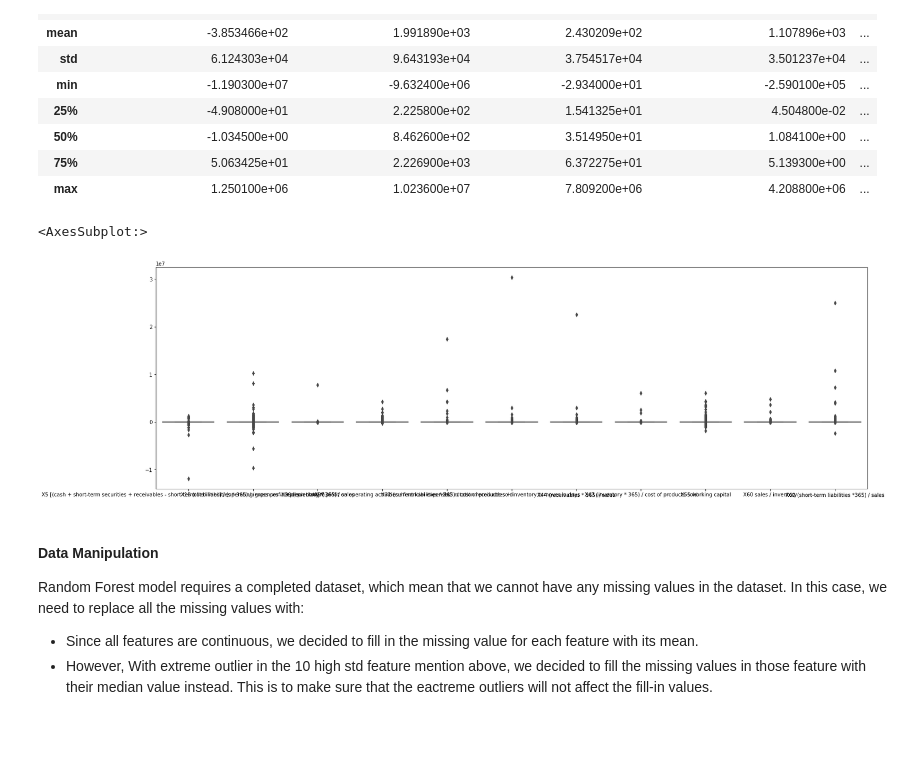
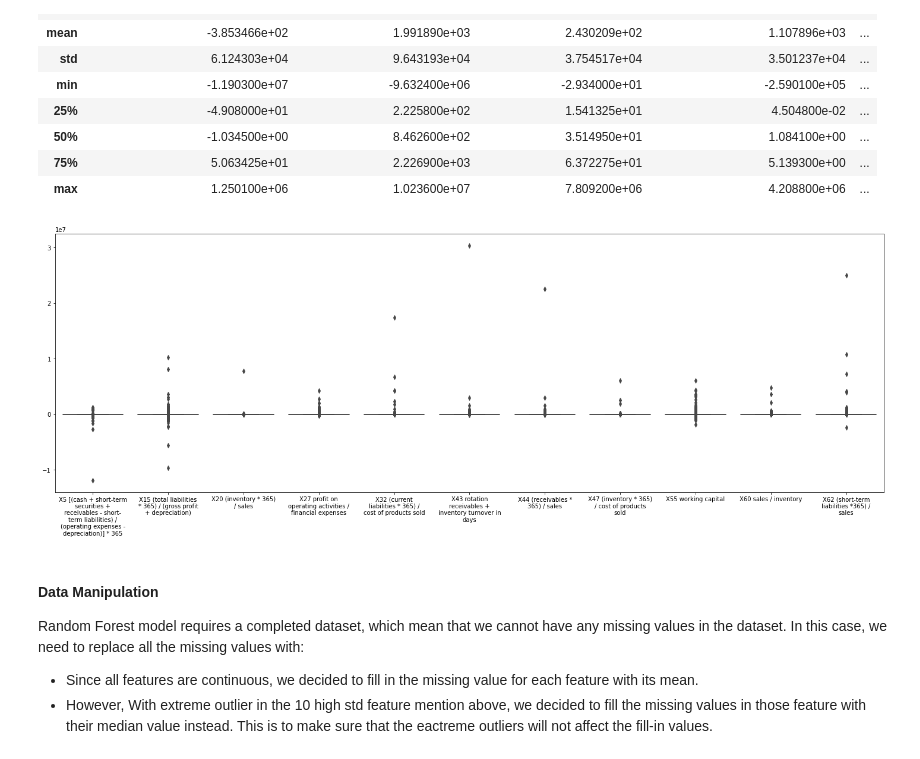
Before and after one commit to JosephLazarus/QTW, a Jupyter notebook: Case Study 4/CaseStudy4_Final.ipynb, the cells around one changed output. Saved outputs shown, nothing was run; the diff lists cells and outputs as text; code cells hidden in the pictures; blank space fills up the shorter version.

```diff
--- a/Case Study 4/CaseStudy4_Final.ipynb
+++ b/Case Study 4/CaseStudy4_Final.ipynb
@@ -90,6 +104,6 @@ named_cols
  'X64 sales / fixed asset',
  'class']
 # %%
-# Read in dataset (directly from the file that we wrote to Github)
-df = pd.read_csv("https://raw.githubusercontent.com/JosephLazarus/QTW/main/Case%20Study%204/Data/all_5years.csv")
-df.head()
+# Read in dataset directly from the file that we wrote to Github
+# df = pd.read_csv("https://raw.githubusercontent.com/JosephLazarus/QTW/main/Case%20Study%204/Data/all_5years.csv")
+# df.head()
@@ -115,4 +109,0 @@ df.head()
-# %%
-# There are 2 classes: 0 and 1 - dtype is int!
-print(df.groupby(['class'])['class'].count())
-df['class'] = df['class'].astype(str)
@@ -151,8 +150,8 @@ class
 Name: class, dtype: int64
 # %%
-# # Mapped the target variable b'0' to 0 and b'1' to 1
-# class_dict = {b'0': '0', b'1': '1'}
+# Mapped the target variable b'0' to 0 and b'1' to 1
+class_dict = {b'0': '0', b'1': '1'}
 
-# df['class'] = df['class'].map(class_dict)
-# print(df.groupby(['class'])['class'].count())
+df['class'] = df['class'].map(class_dict)
+print(df.groupby(['class'])['class'].count())
 # %% [output]
@@ -258,16 +282,23 @@ outlier_df.describe()
 | 50% | -1.034500e+00 | 8.462600e+02 | 3.514950e+01 | 1.084100e+00 | ... |
 | 75% | 5.063425e+01 | 2.226900e+03 | 6.372275e+01 | 5.139300e+00 | ... |
 | max | 1.250100e+06 | 1.023600e+07 | 7.809200e+06 | 4.208800e+06 | ... |
+# %%
+# Using Textwrap for chart axis due to long feature names
+def wrap_labels0(ax, width, break_long_words=False):
+    labels = []
+    for label in ax.get_xticklabels():
+        text = label.get_text()
+        labels.append(textwrap.fill(text, width=width, break_long_words=break_long_words))
+    ax.set_xticklabels(labels, rotation=0)
 # %%
 # The box plot of those features mentioned above clearly demonstrate some outliers in each feature.
-
 a4_dims = (25, 8)
 fig, axes = plt.subplots(1, 1, figsize=a4_dims)
+sns.boxplot(data=outlier_df)
 
-sns.boxplot(data=outlier_df)
+wrap_labels0(axes, 22)
 # %% [output]
-<AxesSubplot:>
-[figure, old version]
+[figure, new version]
 # %% [markdown]
 #### Data Manipulation
 
```
Also changed, not shown: parts of 51 cells of this notebook.
